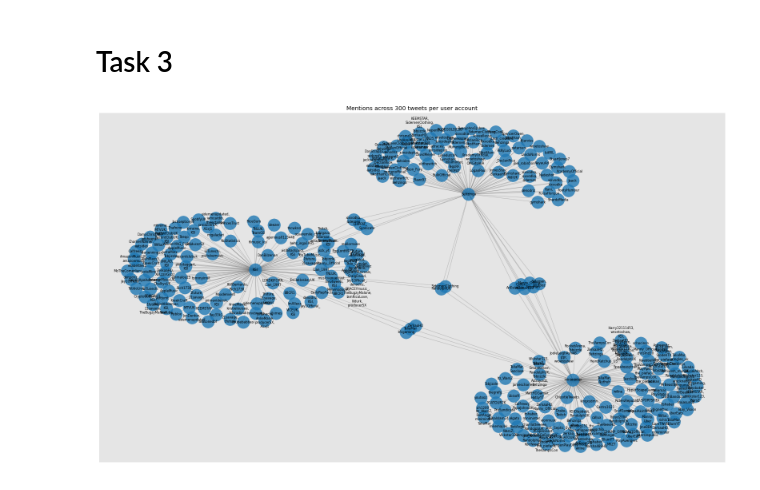
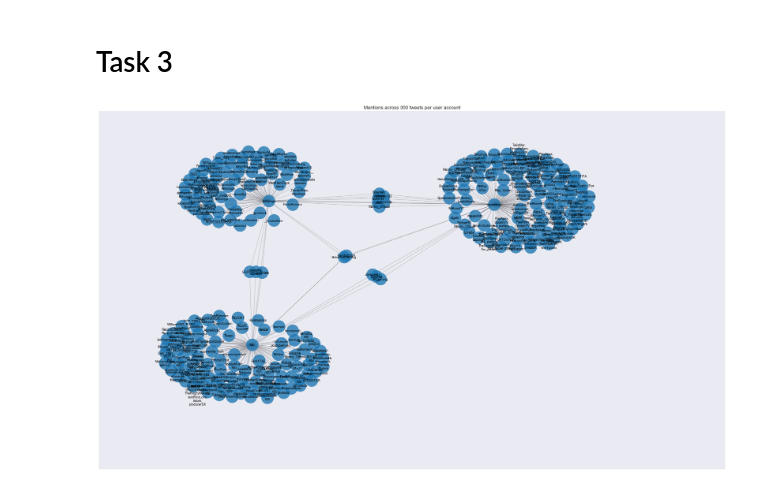
Before and after one commit to a-curious-coder/twitter-api-data-science, a Jupyter notebook: twitter_data_analysis.ipynb, the cells around one changed output. Cells and saved outputs as stored; diff of their text form; code cells hidden in the pictures.

```diff
--- a/twitter_data_analysis.ipynb
+++ b/twitter_data_analysis.ipynb
@@ -12,10 +12,14 @@ API connection and data extraction from the data source
 # !pip install display
 # !pip install networkx
 # !pip install pandas
-# Imports
+# !pip install googlemaps
+# !pip install scikit-learn
+
+# Scenario 1/2 Imports
 import os
 import re
 import tweepy
+import googlemaps
 import numpy as np
 import pandas as pd
 import networkx as nx
@@ -26,7 +30,7 @@ from textblob import TextBlob
 from wordcloud import WordCloud
 
 # Global variables
-graph_style = 'ggplot'
+graph_style = 'seaborn'
 graph_size = (25, 15)
 # %%
 def get_twitter_auth():
@@ -564,36 +601,42 @@ temp = pd.DataFrame({"mention_count":mention_count})
 # plot_likes_over_time()
 # %%
 def plot_user_accounts_network(names):
+    """Plot network of mentions from the tweets from users provided through names
+
+    Args:
+        names (list): list of user names
+    """
     dataframes = []
 
     for name in names:
         # Retrieve mentions of users from main user tweets
         tweet_list = get_user_tweets(name, 300)
         # Create template_dataframe storing name of the user and all their tweets
         template_dataframe = pd.DataFrame({"user":name, "tweets":tweet_list})
         # Get dataframe of user mentions (dataframe because we can retrieve the names from tweets)
         tempdf = get_user_mentions_by_main_user(name, template_dataframe)
         # Create new column 'mention' with names of users being mentioned in tweets
         tempdf["mention"] = tempdf.tweets.str.findall(r'(?<![@\w])@(\w{1,25})').apply(',\n'.join)
         # add the temporary dataframe for user 'name' to overall dataframe list
         dataframes.append(tempdf)
 
     # Create dataframe using all dataframes from the list of dataframes
     collective_dataframe = pd.concat(dataframes)
 
     G = nx.from_pandas_edgelist(collective_dataframe, source='user', target='mention', create_using=nx.Graph()) # Turn df into graph
+    print(G)
     pos = nx.spring_layout(G) # Specify layout for visual
     # Create the graph with the data we've just created/generated
     f, ax = plt.subplots(figsize=graph_size)
     plt.title("Mentions across 300 tweets per user account")
     plt.style.use(graph_style)
-    plt.grid(visible=False)
+    plt.grid(b=None)
     # Takes G (The graph), pos (layout style) and alpha (transparency of each node) as parameter to draw network
-    nodes = nx.draw_networkx_nodes(G, pos, alpha=0.8, node_size = 1000, margins = 0)
+    nodes = nx.draw_networkx_nodes(G, pos, alpha=0.8, node_size = 1000)
     nx.draw_networkx_labels(G, pos, font_size=8)
     nx.draw_networkx_edges(G, pos, width=1.0, alpha=0.2)
-    plt.savefig("NetworkxGraph_.png", format="PNG")
+    plt.savefig(f"NetworkxGraph_{names}.png", format="PNG")
 
 plot_user_accounts_network(names)
 # %% [output]
-[figure, old version]
+[figure, new version]
```
Also changed, not shown: parts of 16 cells of this notebook, 3 other files.
